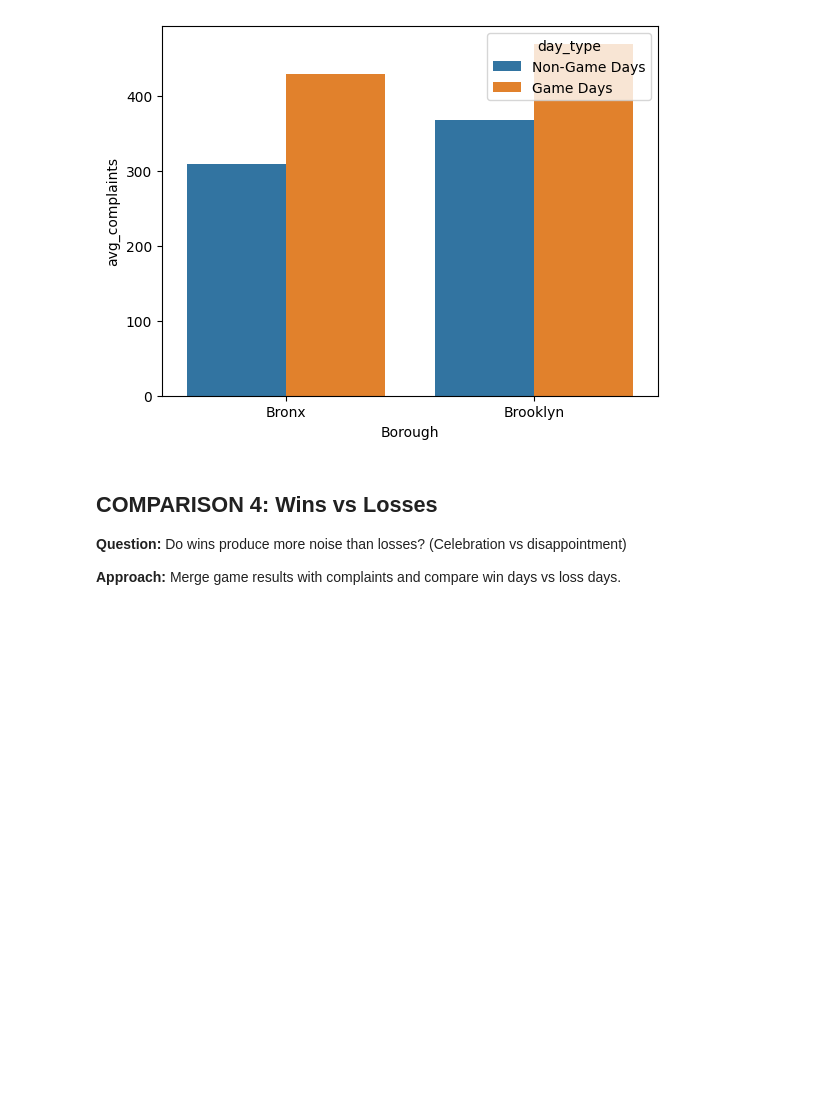
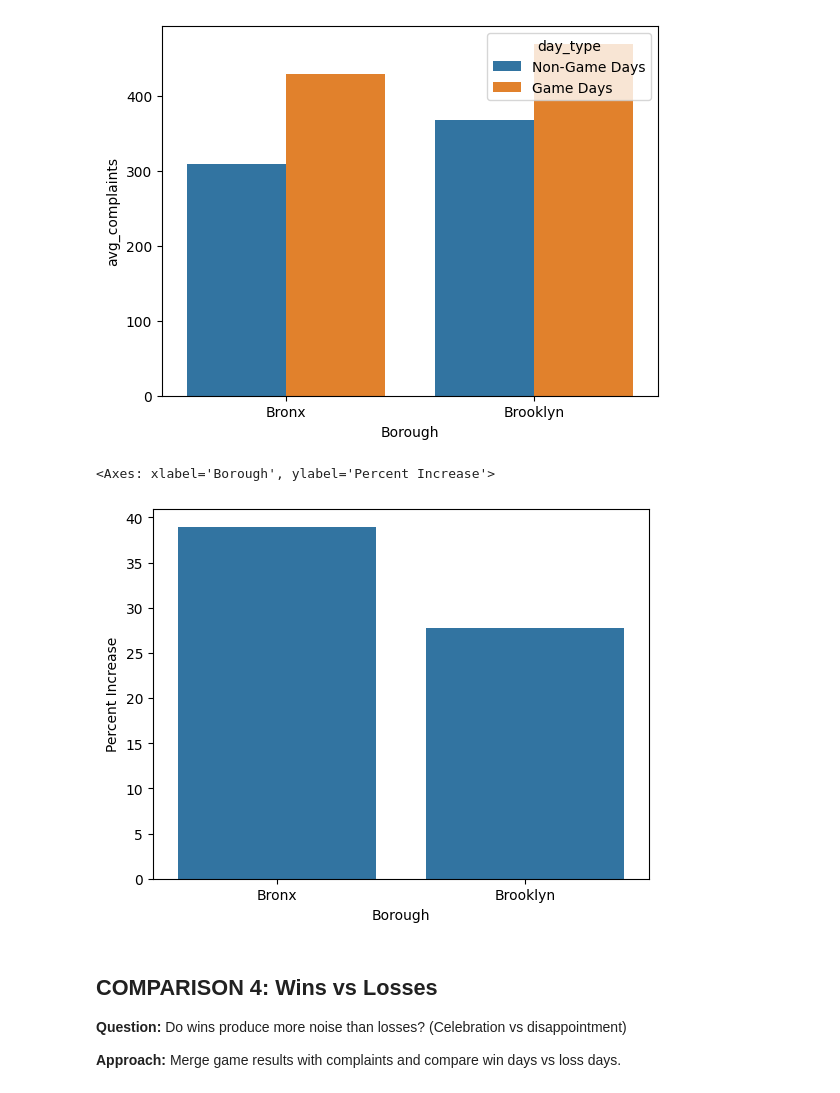
Before and after one commit to zjelveh/zjelveh.github.io, a Jupyter notebook: files/cfc/class_demo_notebook_complete.ipynb, the cells around one changed output. Saved outputs shown, nothing was run; the diff lists cells and outputs as text; code cells hidden in the pictures; blank space fills up the shorter version.

```diff
--- a/files/cfc/class_demo_notebook_complete.ipynb
+++ b/files/cfc/class_demo_notebook_complete.ipynb
@@ -266,6 +266,18 @@ sns.barplot(data=borough_counts, x='Borough', y='avg_complaints', hue='day_type'
 # %% [output]
 <Axes: xlabel='Borough', ylabel='avg_complaints'>
 [figure]
+# %%
+# Create percent increase comparison chart (Results shown in Slide 12)
+# Show percent increase for Bronx vs Brooklyn
+pct_inc_borough = pd.DataFrame({
+    'Borough': ['Bronx', 'Brooklyn'],
+    'Percent Increase': [bronx_pct, brooklyn_pct]
+})
+
+sns.barplot(data=pct_inc_borough, x='Borough', y='Percent Increase')
+# %% [output]
+<Axes: xlabel='Borough', ylabel='Percent Increase'>
+[figure, added]
 # %% [markdown]
 ## COMPARISON 4: Wins vs Losses
 
```
Also changed, not shown: parts of 6 cells of this notebook.
